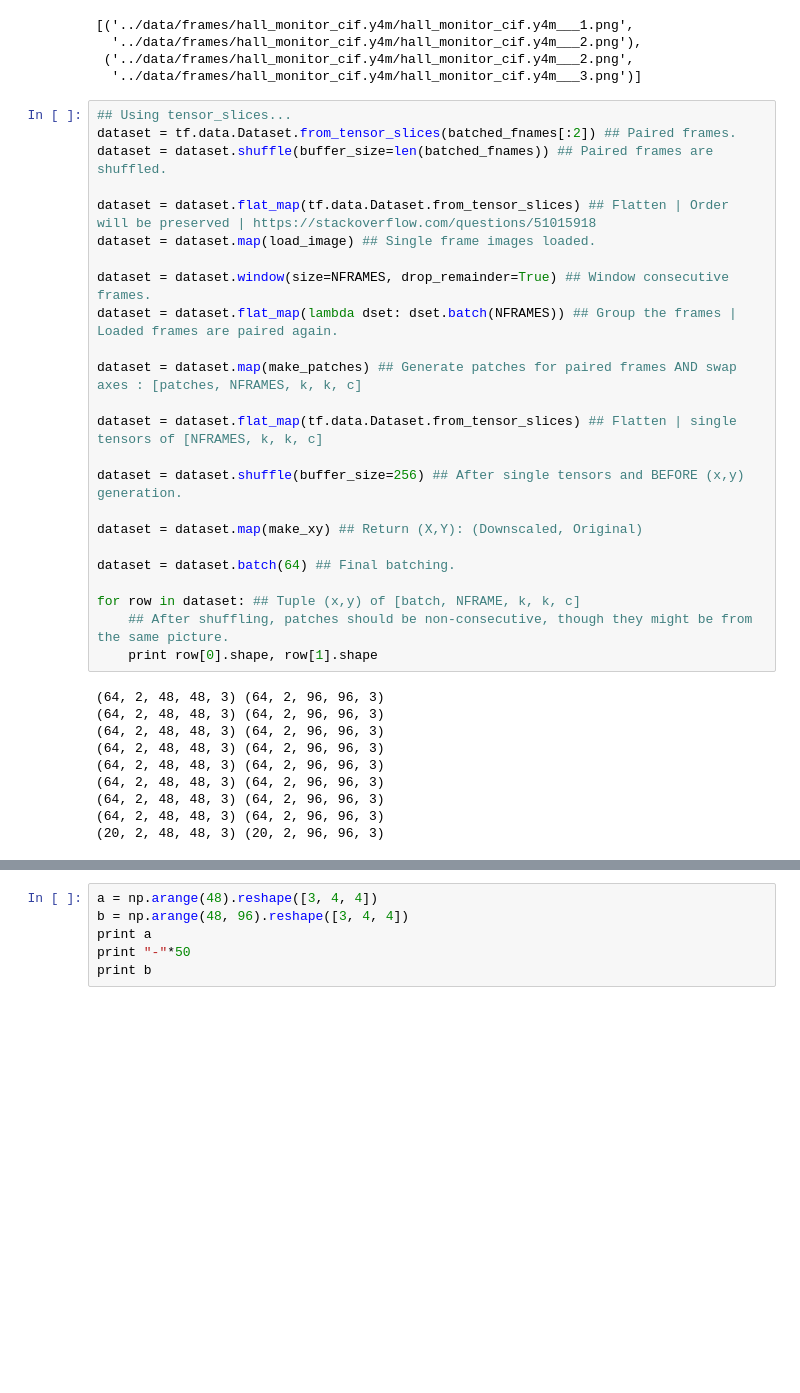
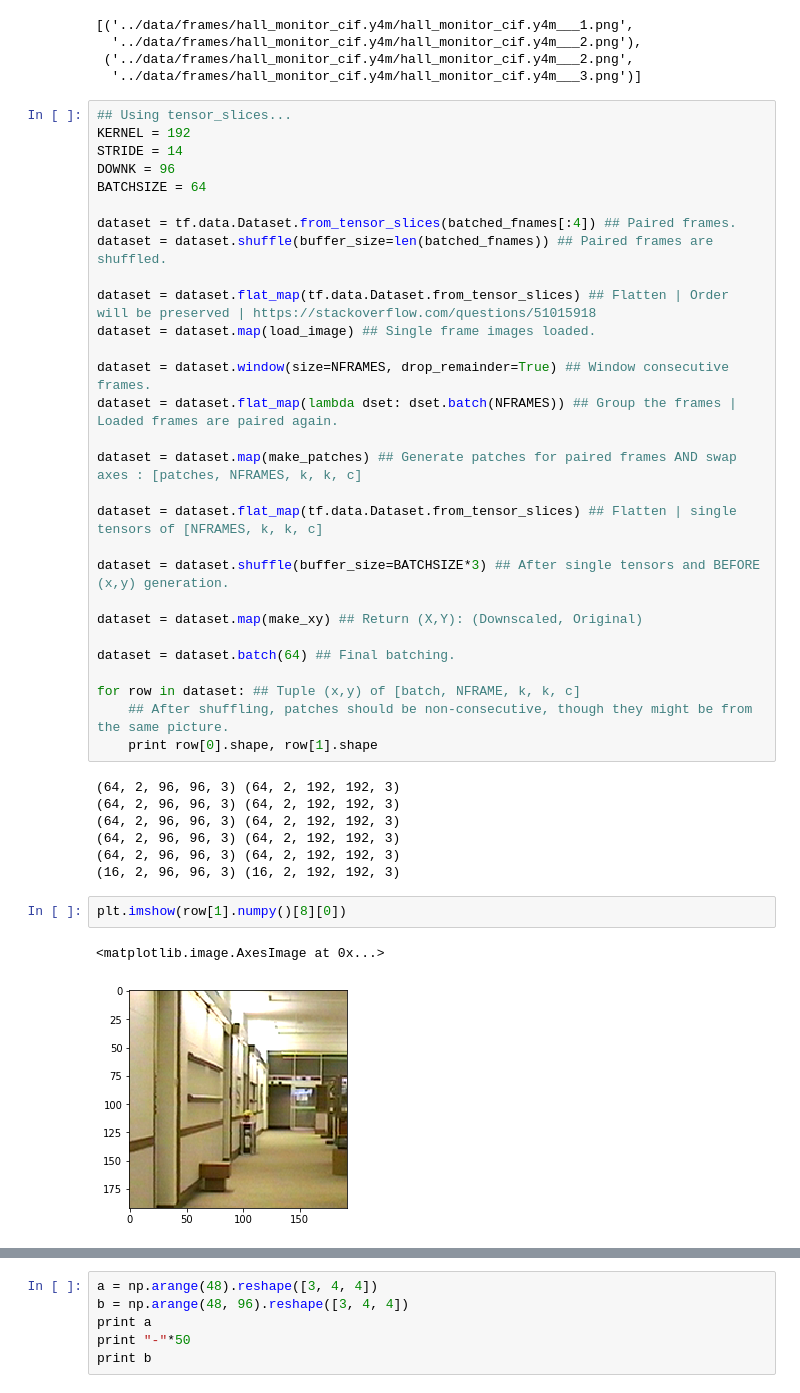
Before and after one commit to priyamtejaswin/srote-ftw, a Jupyter notebook: src_tensorflow/rough.ipynb, the cells around one changed output, grey strips where cells are left out. Drawn from its saved outputs; the diff is of its cells as text; blank space fills up the shorter version.

Commit message:
Plotted frames. It's working.
 Changes to be committed:
	modified:   src_tensorflow/rough.ipynb

```diff
--- a/src_tensorflow/rough.ipynb
+++ b/src_tensorflow/rough.ipynb
@@ -126,7 +126,12 @@ Found 674 frame groups of length 2.
   '../data/frames/hall_monitor_cif.y4m/hall_monitor_cif.y4m___3.png')]
 # %%
 ## Using tensor_slices...
-dataset = tf.data.Dataset.from_tensor_slices(batched_fnames[:2]) ## Paired frames.
+KERNEL = 192
+STRIDE = 14
+DOWNK = 96
+BATCHSIZE = 64
+
+dataset = tf.data.Dataset.from_tensor_slices(batched_fnames[:4]) ## Paired frames.
 dataset = dataset.shuffle(buffer_size=len(batched_fnames)) ## Paired frames are shuffled.
 
 dataset = dataset.flat_map(tf.data.Dataset.from_tensor_slices) ## Flatten | Order will be preserved | https://stackoverflow.com/questions/51015918
@@ -139,7 +144,7 @@ dataset = dataset.map(make_patches) ## Generate patches for paired frames AND sw
 
 dataset = dataset.flat_map(tf.data.Dataset.from_tensor_slices) ## Flatten | single tensors of [NFRAMES, k, k, c]
 
-dataset = dataset.shuffle(buffer_size=256) ## After single tensors and BEFORE (x,y) generation.
+dataset = dataset.shuffle(buffer_size=BATCHSIZE*3) ## After single tensors and BEFORE (x,y) generation.
 
 dataset = dataset.map(make_xy) ## Return (X,Y): (Downscaled, Original)
 
@@ -149,12 +154,14 @@ for row in dataset: ## Tuple (x,y) of [batch, NFRAME, k, k, c]
     ## After shuffling, patches should be non-consecutive, though they might be from the same picture.
     print row[0].shape, row[1].shape
 # %% [output]
-(64, 2, 48, 48, 3) (64, 2, 96, 96, 3)
-(64, 2, 48, 48, 3) (64, 2, 96, 96, 3)
-(64, 2, 48, 48, 3) (64, 2, 96, 96, 3)
-(64, 2, 48, 48, 3) (64, 2, 96, 96, 3)
-(64, 2, 48, 48, 3) (64, 2, 96, 96, 3)
-(64, 2, 48, 48, 3) (64, 2, 96, 96, 3)
-(64, 2, 48, 48, 3) (64, 2, 96, 96, 3)
-(64, 2, 48, 48, 3) (64, 2, 96, 96, 3)
-(20, 2, 48, 48, 3) (20, 2, 96, 96, 3)
+(64, 2, 96, 96, 3) (64, 2, 192, 192, 3)
+(64, 2, 96, 96, 3) (64, 2, 192, 192, 3)
+(64, 2, 96, 96, 3) (64, 2, 192, 192, 3)
+(64, 2, 96, 96, 3) (64, 2, 192, 192, 3)
+(64, 2, 96, 96, 3) (64, 2, 192, 192, 3)
+(16, 2, 96, 96, 3) (16, 2, 192, 192, 3)
+# %%
+plt.imshow(row[1].numpy()[8][0])
+# %% [output]
+<matplotlib.image.AxesImage at 0x...>
+[figure, added]
```
Also changed, not shown: parts of 4 cells of this notebook.
